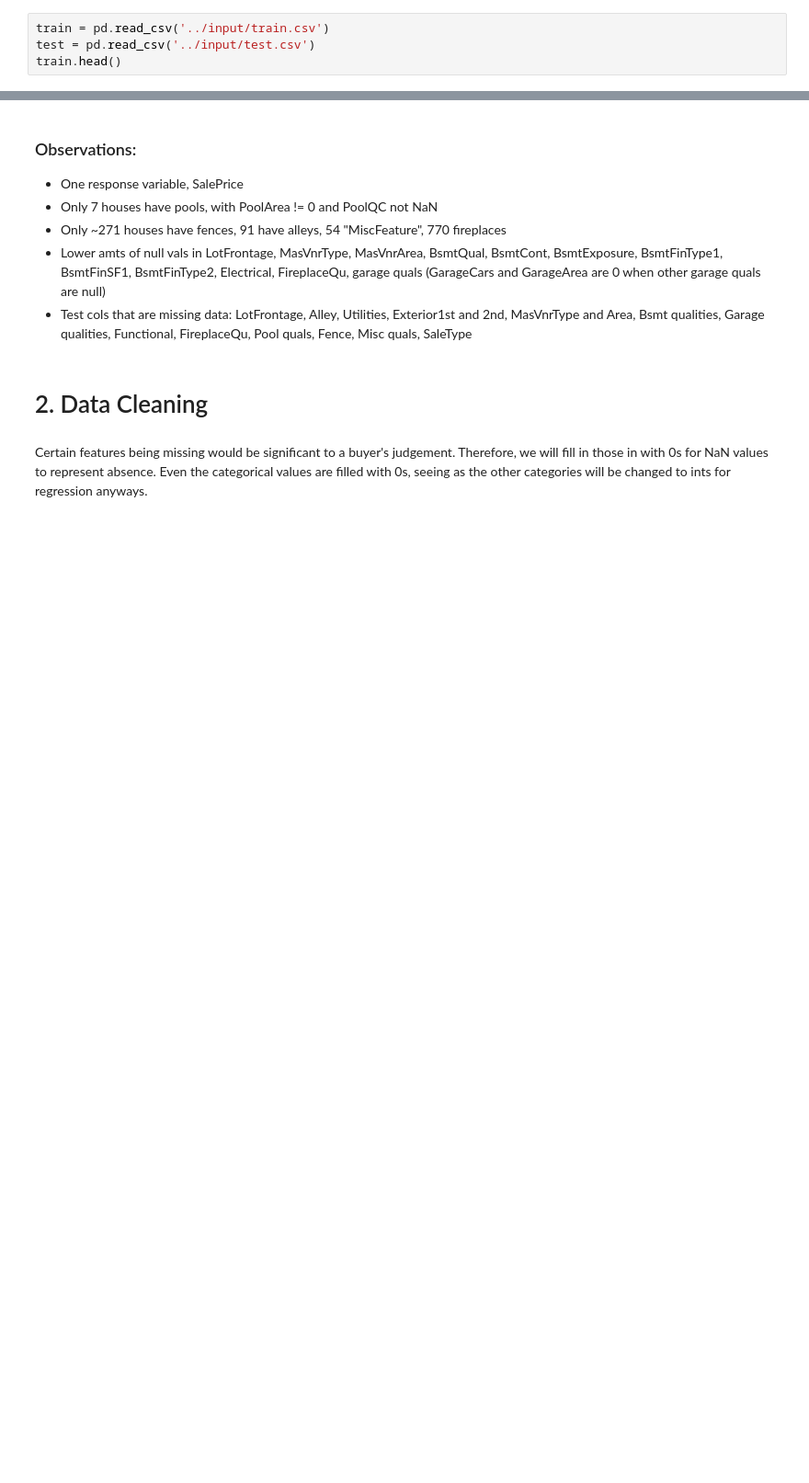
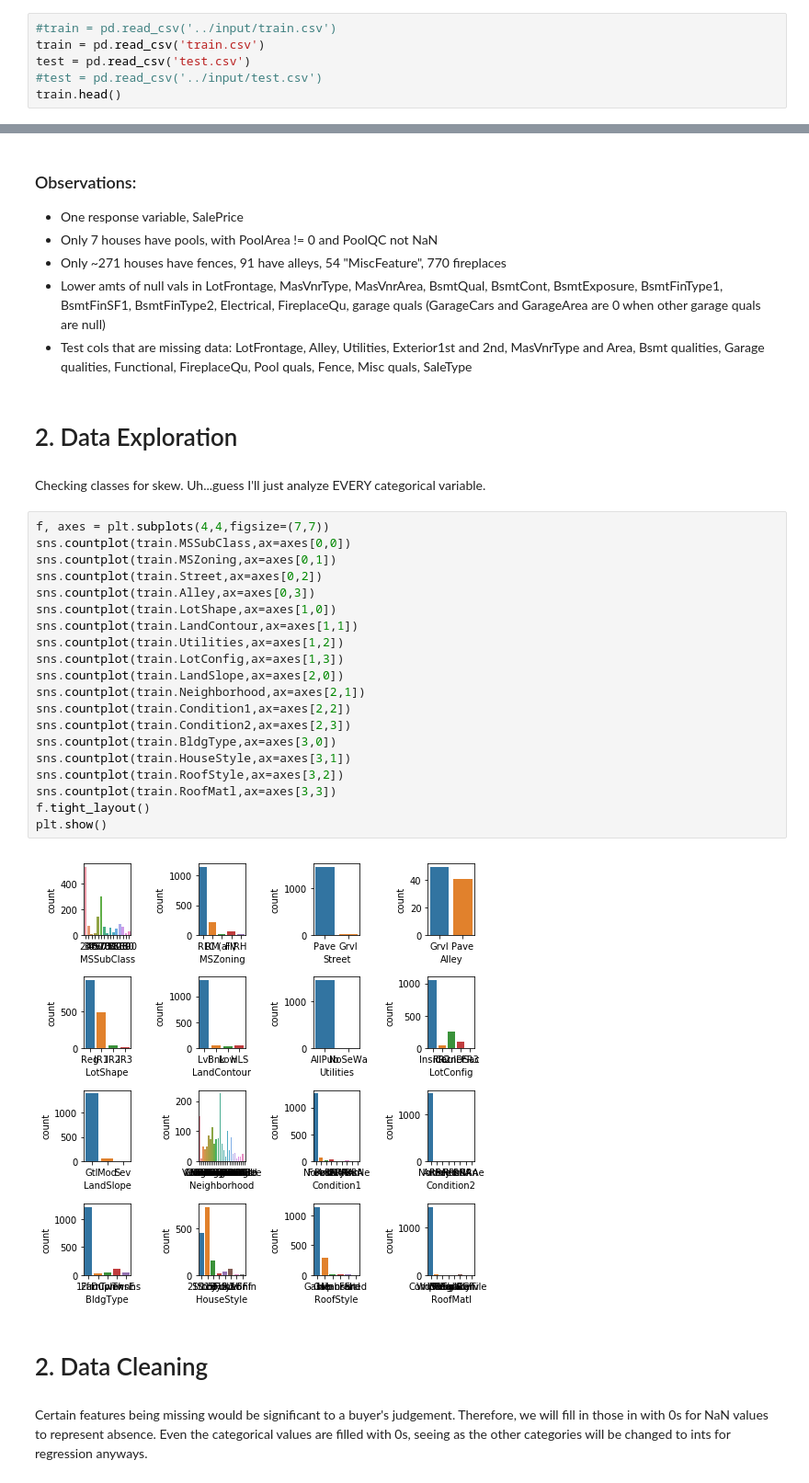
Before and after one commit to mtang72/kagglestuff, a Jupyter notebook: houseprices/homeprices.ipynb, the cells around one changed output, grey strips where cells are left out. Shown at 92% size. Cells and saved outputs as stored; diff of their text form; blank space fills up the shorter version.

Commit message:
adding data exploration

```diff
--- a/houseprices/homeprices.ipynb
+++ b/houseprices/homeprices.ipynb
@@ -16,6 +17,8 @@ import matplotlib.pyplot as plt
 # %% [markdown]
 # 1. Data Summarization
 # %%
-train = pd.read_csv('../input/train.csv')
-test = pd.read_csv('../input/test.csv')
+#train = pd.read_csv('../input/train.csv')
+train = pd.read_csv('train.csv')
+test = pd.read_csv('test.csv')
+#test = pd.read_csv('../input/test.csv')
 train.head()
@@ -31,6 +77,32 @@ test.info()
 - Only ~271 houses have fences, 91 have alleys, 54 "MiscFeature", 770 fireplaces
 - Lower amts of null vals in LotFrontage, MasVnrType, MasVnrArea, BsmtQual, BsmtCont, BsmtExposure, BsmtFinType1, BsmtFinSF1, BsmtFinType2, Electrical, FireplaceQu, garage quals (GarageCars and GarageArea are 0 when other garage quals are null)
 - Test cols that are missing data: LotFrontage, Alley, Utilities, Exterior1st and 2nd, MasVnrType and Area, Bsmt qualities, Garage qualities, Functional, FireplaceQu, Pool quals, Fence, Misc quals, SaleType
+# %% [markdown]
+# 2. Data Exploration
+# %% [markdown]
+Checking classes for skew. Uh...guess I'll just analyze EVERY categorical variable.
+# %%
+f, axes = plt.subplots(4,4,figsize=(7,7))
+sns.countplot(train.MSSubClass,ax=axes[0,0])
+sns.countplot(train.MSZoning,ax=axes[0,1])
+sns.countplot(train.Street,ax=axes[0,2])
+sns.countplot(train.Alley,ax=axes[0,3])
+sns.countplot(train.LotShape,ax=axes[1,0])
+sns.countplot(train.LandContour,ax=axes[1,1])
+sns.countplot(train.Utilities,ax=axes[1,2])
+sns.countplot(train.LotConfig,ax=axes[1,3])
+sns.countplot(train.LandSlope,ax=axes[2,0])
+sns.countplot(train.Neighborhood,ax=axes[2,1])
+sns.countplot(train.Condition1,ax=axes[2,2])
+sns.countplot(train.Condition2,ax=axes[2,3])
+sns.countplot(train.BldgType,ax=axes[3,0])
+sns.countplot(train.HouseStyle,ax=axes[3,1])
+sns.countplot(train.RoofStyle,ax=axes[3,2])
+sns.countplot(train.RoofMatl,ax=axes[3,3])
+f.tight_layout()
+plt.show()
+# %% [output]
+[figure, added]
 # %% [markdown]
 # 2. Data Cleaning
 # %% [markdown]
```
Also changed, not shown: parts of 4 cells of this notebook.
